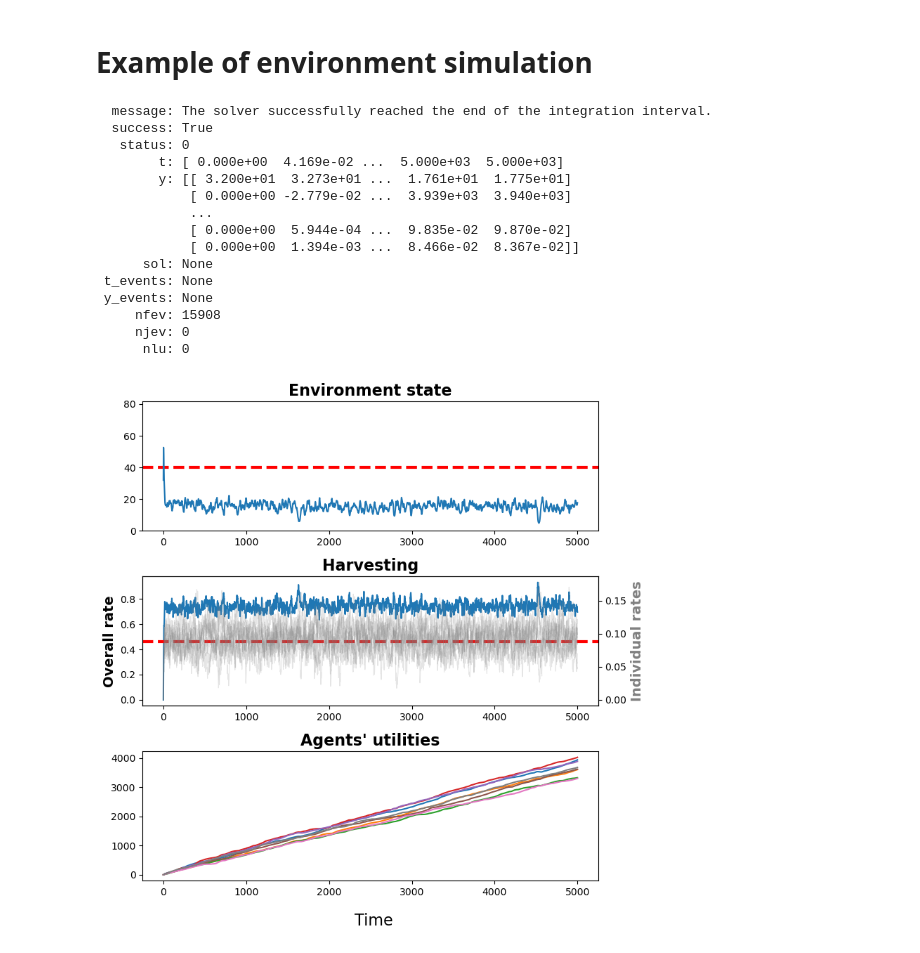
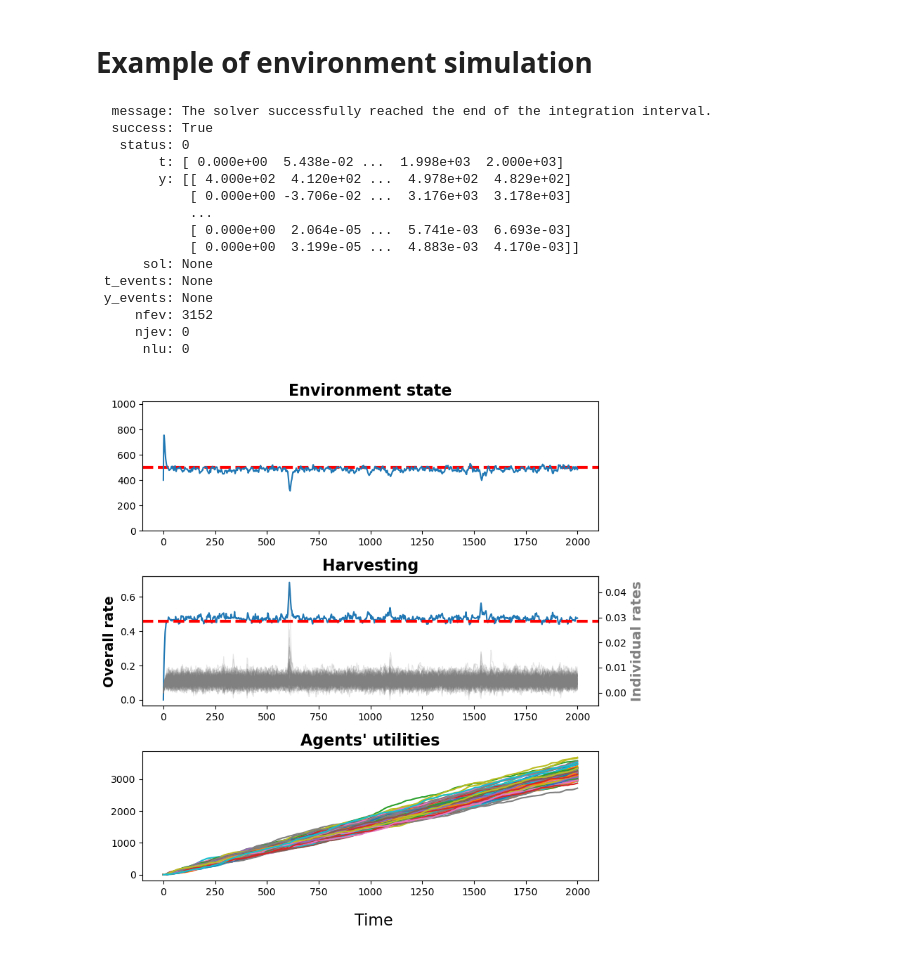
Before and after one commit to iss-obuz/gxr-envir, a Jupyter notebook: notebooks/2-ode-harvesting.ipynb, the cells around one changed output. Saved outputs shown, nothing was run; the diff lists cells and outputs as text; code cells hidden in the pictures.

```diff
--- a/notebooks/2-ode-harvesting.ipynb
+++ b/notebooks/2-ode-harvesting.ipynb
@@ -8,7 +8,7 @@ from gxr.envir import EnvirGame, EnvirDynamics, DynamicsPlotter
 # can be also read from JSON-file with an analogous structure
 # using the `.from_json` constructor method
 config = {
-    "n_agents": 8,            # number of players
+    "n_agents": 100,        # number of players
     "E0": .4,
     "scale_capacity": True,
     "envir": {
@@ -20,19 +20,19 @@ config = {
         "cost": .0,         # harvesting cost proportionality factor
     },
     "foresight": {
-        "gamma": .85
+        "gamma": .99
     }
 }
 behavior = {
     "eta": .2,
-    "noise": 3,
+    "noise": 1,
     # "seed": 303
     "rules": [
-        {"alpha": .4, "@rule": "ForesightRule"}
+        {"alpha": .99, "@rule": "ForesightRule"}
     ]
 }
 game     = EnvirGame.from_params(**config)
-tmax     = 500*round(game.envir.T_epsilon)
+tmax     = 200*round(game.envir.T_epsilon)
 dynamics = EnvirDynamics(game, behavior)
 # %%
 sol = dynamics.run(tmax, progress=True)
@@ -43,25 +43,26 @@ sol.ode
   message: The solver successfully reached the end of the integration interval.
   success: True
    status: 0
-        t: [ 0.000e+00  4.169e-02 ...  5.000e+03  5.000e+03]
-        y: [[ 3.200e+01  3.273e+01 ...  1.761e+01  1.775e+01]
-            [ 0.000e+00 -2.779e-02 ...  3.939e+03  3.940e+03]
+        t: [ 0.000e+00  5.438e-02 ...  1.998e+03  2.000e+03]
+        y: [[ 4.000e+02  4.120e+02 ...  4.978e+02  4.829e+02]
+            [ 0.000e+00 -3.706e-02 ...  3.176e+03  3.178e+03]
             ...
-            [ 0.000e+00  5.944e-04 ...  9.835e-02  9.870e-02]
-            [ 0.000e+00  1.394e-03 ...  8.466e-02  8.367e-02]]
+            [ 0.000e+00  2.064e-05 ...  5.741e-03  6.693e-03]
+            [ 0.000e+00  3.199e-05 ...  4.883e-03  4.170e-03]]
       sol: None
  t_events: None
  y_events: None
-     nfev: 15908
+     nfev: 3152
      njev: 0
       nlu: 0
 # %%
 plotter = DynamicsPlotter(dynamics, sol)
 fig, axes = plotter.subplots(nrows=3, figsize=(8, 8))
 
 plotter.plot_state(axes[0])
 plotter.plot_harvesting(axes[1])
 plotter.plot_utilities(axes[2])
 fig.tight_layout()
+fig
 # %% [output]
-[figure, old version]
+[figure, new version]
```
Also changed, not shown: 8 other files.
